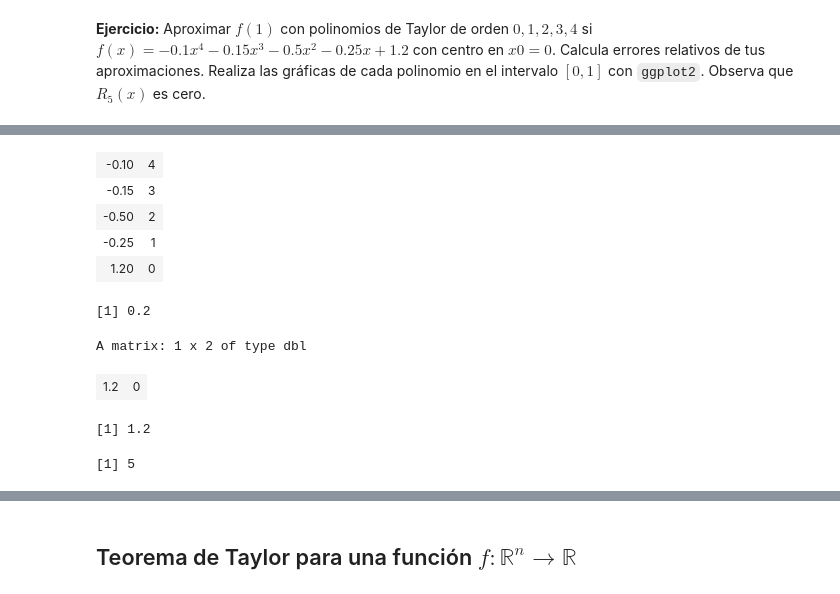
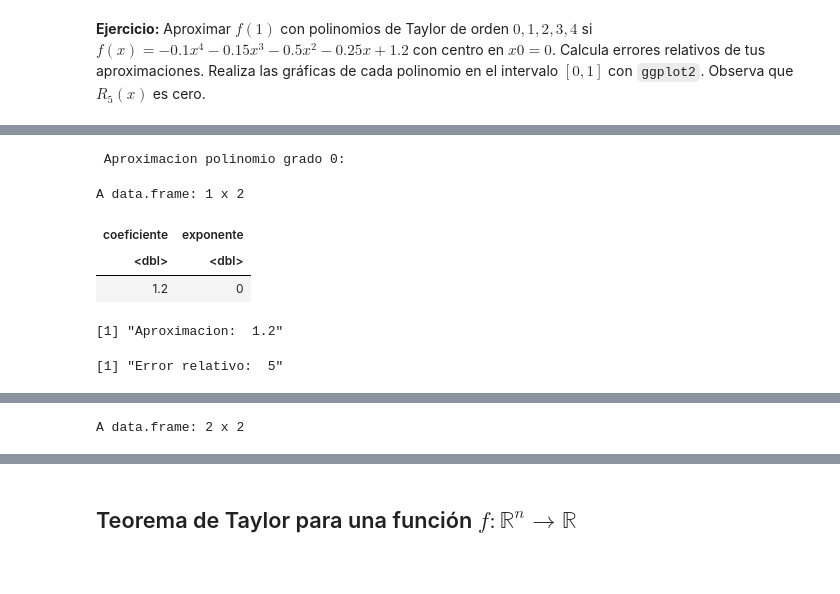
Before and after one commit to mno-2020-gh-classroom/ejercicios-de-dif-e-int-numerica-gzarazua, a Jupyter notebook: 1.4.Polinomios_de_Taylor_y_diferenciacion_numerica.ipynb, the cells around one changed output, grey strips where cells are left out. Cells and saved outputs as stored; diff of their text form; code cells hidden in the pictures; blank space fills up the shorter version.

```diff
--- a/1.4.Polinomios_de_Taylor_y_diferenciacion_numerica.ipynb
+++ b/1.4.Polinomios_de_Taylor_y_diferenciacion_numerica.ipynb
@@ -150,6 +150,7 @@ err_relativo(Aprox_Taylor(x_obj,x0,2),f_x_obj)
 # %% [markdown]
 **Ejercicio:** Aproximar $f(1)$ con polinomios de Taylor de orden $0,1,2,3,4$ si $f(x)=-0.1x^4-0.15x^3-0.5x^2-0.25x+1.2$ con centro en $x0=0$. Calcula errores relativos de tus aproximaciones. Realiza las gráficas de cada polinomio en el intervalo $[0,1]$ con `ggplot2`. Observa que $R_5(x)$ es cero.
 # %%
+
 library(ggplot2)
 library(tidyverse)
 
@@ -205,49 +206,66 @@ xo<-0
 #punto donde aproximaremos la valuacion de la funcion con el polinomio
 xobj<-1
 
-#función objetivo
+#funcion objetivo
 fxobj<-valpol(pol,xobj)
 fxobj
 
-#A continuación se plasman los polinomios de Taylor y sus errores relativos
-#aproximación con polinomio grado cero
+nombres=c("coeficiente","exponente")
+#A continuacion se plasman los polinomios de Taylor y sus errores relativos
+#aproximacion con polinomio grado cero
 T0<-Pnxo(pol,0,xo)
-T0
+cat("\n\n\n Aproximacion polinomio grado 0: ")
+aux<-as.data.frame(T0)
+colnames(aux)<-nombres
+aux
 aproxT0<-valpol(T0,xobj-xo)
-aproxT0
-err_relativo(aproxT0,fxobj)
+paste("Aproximacion: ",aproxT0)
+paste("Error relativo: ", err_relativo(aproxT0,fxobj))
 
-#aproximación con polinomio grado uno
+#aproximacion con polinomio grado uno
 T1<-Pnxo(pol,1,xo)
-T1
+cat("\n\n\n Aproximacion polinomio grado 1: ")
+aux<-as.data.frame(T1)
+colnames(aux)<-nombres
+aux
 aproxT1<-valpol(T1,xobj-xo)
-aproxT1
-err_relativo(aproxT1,fxobj)
+paste("Aproximacion: ", aproxT1)
+paste("Error relativo: ", err_relativo(aproxT1,fxobj))
 
-#aproximación con polinomio grado dos
+#aproximacion con polinomio grado dos
 T2<-Pnxo(pol,2,xo)
-T2
+cat("\n\n\n Aproximacion polinomio grado 2: ")
+aux<-as.data.frame(T2)
+colnames(aux)<-nombres
+aux
 aproxT2<-valpol(T2,xobj-xo)
-aproxT2
-err_relativo(aproxT2,fxobj)
+paste("Aproximacion: ", aproxT2)
+paste("Error relativo: ", err_relativo(aproxT2,fxobj))
 
-#aproximación con polinomio grado tres
+#aproximacion con polinomio grado tres
 T3<-Pnxo(pol,3,xo)
-T3
+cat("\n\n\n Aproximacion polinomio grado 3: ")
+aux<-as.data.frame(T3)
+colnames(aux)<-nombres
+aux
 aproxT3<-valpol(T3,xobj-xo)
-aproxT3
-err_relativo(aproxT3,fxobj)
+paste("Aproximacion: ", aproxT3)
+paste("Error relativo: ", err_relativo(aproxT3,fxobj))
 
-#aproximación con polinomio grado cuatro
+#aproximacion con polinomio grado cuatro
 T4<-Pnxo(pol,4,xo)
-T4
+cat("\n\n\n Aproximacion polinomio grado 4: ")
+aux<-as.data.frame(T4)
+colnames(aux)<-nombres
+aux
 aproxT4<-valpol(T4,xobj-xo)
-aproxT4
-err_relativo(aproxT4,fxobj)
+cat("\n Aproximacion: ", aproxT4)
+paste("Error relativo: ", err_relativo(aproxT4,fxobj))
 
 #Para verificar que R_5_(X) es igual a cero, obtenemos
 #el coeficiente
-valpol(derpol(pol,5)/factorial(5),xo)
+cat("\n\n\n Coeficiente polinomio grado 5: ",valpol(derpol(pol,5)/factorial(5),xo))
+cat("\n\n\n")
 
 #se define un intervalo para hacer las graficas
 x<-seq(0,1,0.005)
@@ -282,10 +296,7 @@ A matrix: 5 x 2 of type dbl
-| -0.10 | 4 |
-| -0.15 | 3 |
-| -0.50 | 2 |
-| -0.25 | 1 |
-| 1.20 | 0 |
-[1] 0.2
+ Aproximacion polinomio grado 0:
-A matrix: 1 x 2 of type dbl
+A data.frame: 1 x 2
+| coeficiente | exponente |
+| <dbl> | <dbl> |
 | 1.2 | 0 |
-[1] 1.2
+[1] "Aproximacion:  1.2"
-[1] 5
+[1] "Error relativo:  5"
@@ -292,0 +304 @@ A matrix: 2 x 2 of type dbl
+A data.frame: 2 x 2
```
Also changed, not shown: parts of 1 cell of this notebook.
